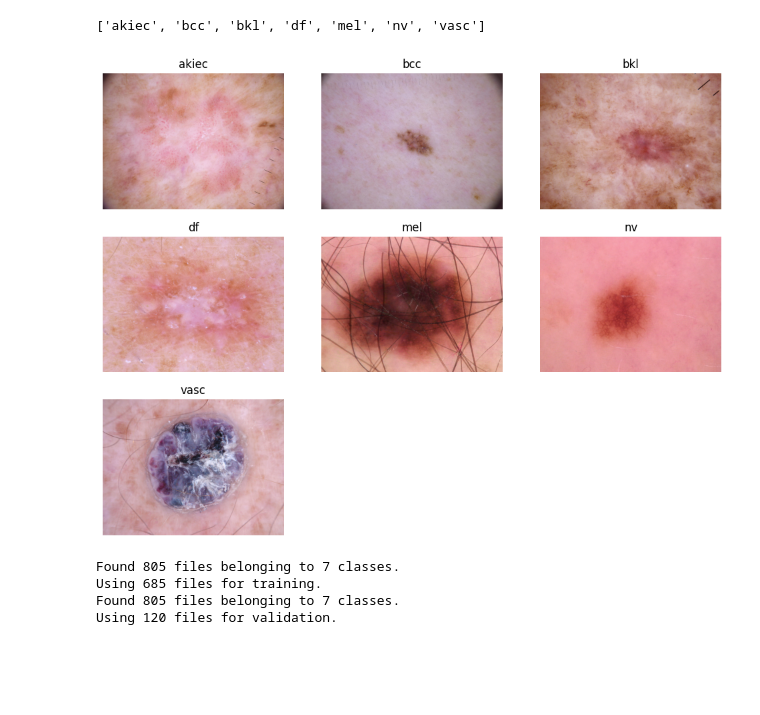
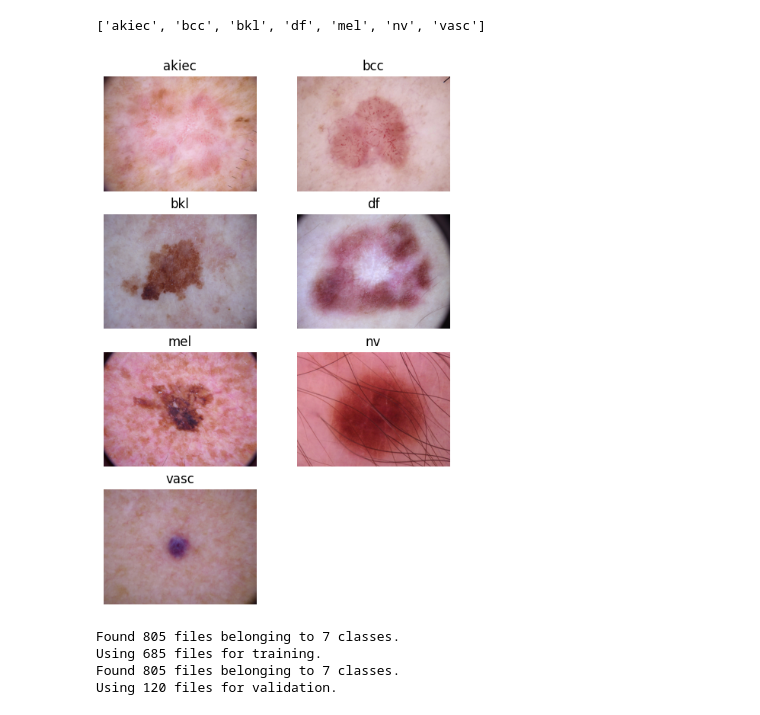
Before and after one commit to mklimek001/cognitive-computing, a Jupyter notebook: simple_classification_with_cnn.ipynb, the cells around one changed output. Drawn from its saved outputs; the diff is of its cells as text; code cells hidden in the pictures; blank space fills up the shorter version.

```diff
--- a/simple_classification_with_cnn.ipynb
+++ b/simple_classification_with_cnn.ipynb
@@ -26,22 +49,22 @@ classes = list(case_types.keys())
 classes
 # %% [output]
 ['akiec', 'bcc', 'bkl', 'df', 'mel', 'nv', 'vasc']
-# %%
-images_to_show = []
-
-for cls in classes:
-    dataset = list(os.listdir(f'ham_sample/{cls}'))
-    images_to_show.append(f'ham_sample/{cls}/{dataset[random.randint(0, 105)]}')
-
-plt.figure(figsize=(12, 9))
-for idx, image_path in enumerate(images_to_show):
-    ax = plt.subplot(3, 3, idx + 1)
-    image = mpimg.imread(image_path)
-    plt.imshow(image)
-    plt.title(classes[idx])
-    plt.axis("off")
-# %% [output]
-[figure, removed]
+# %%
+images_to_show = []
+
+for cls in classes:
+    dataset = list(os.listdir(f'ham_sample/{cls}'))
+    images_to_show.append(f'ham_sample/{cls}/{dataset[random.randint(0, 105)]}')
+
+plt.figure(figsize=(6, 9))
+for idx, image_path in enumerate(images_to_show):
+    ax = plt.subplot(4, 2, idx + 1)
+    image = mpimg.imread(image_path)
+    plt.imshow(image)
+    plt.title(classes[idx])
+    plt.axis("off")
+# %% [output]
+[figure, added]
 # %%
 data_dir = 'ham_sample'
 validation_split = 0.15
```
Also changed, not shown: parts of 1 cell of this notebook, 8 other files.
